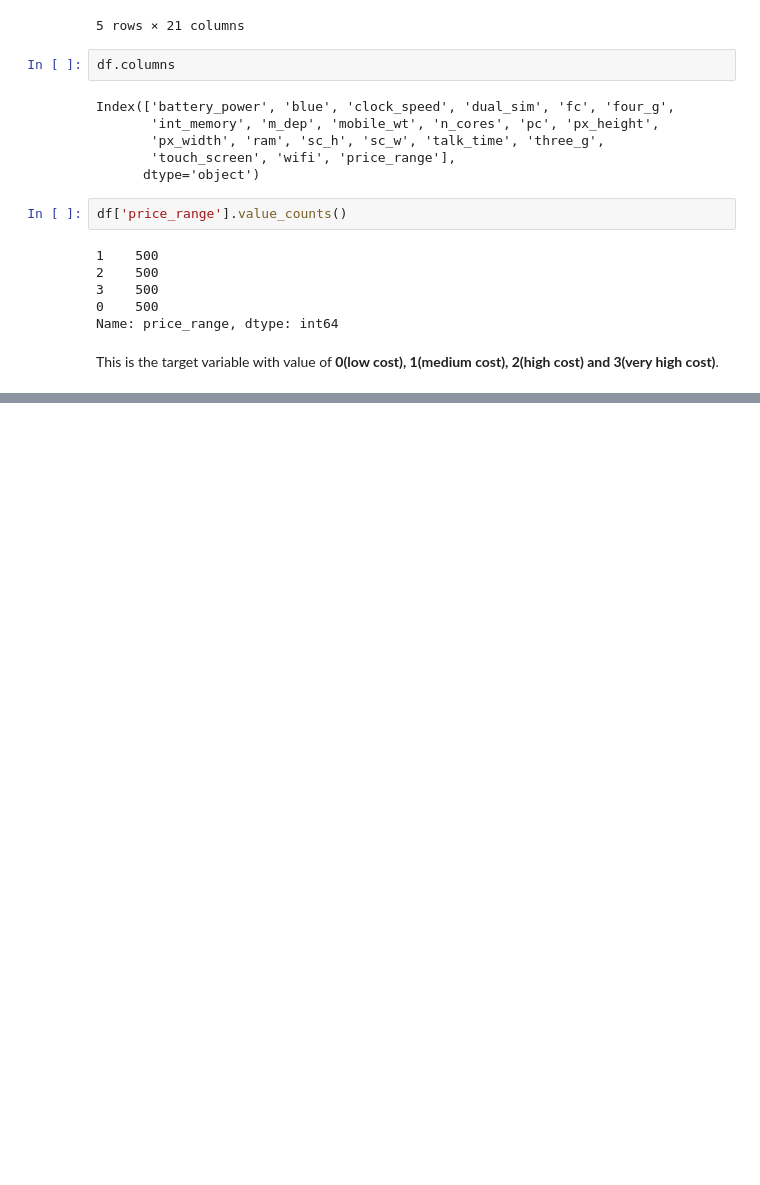
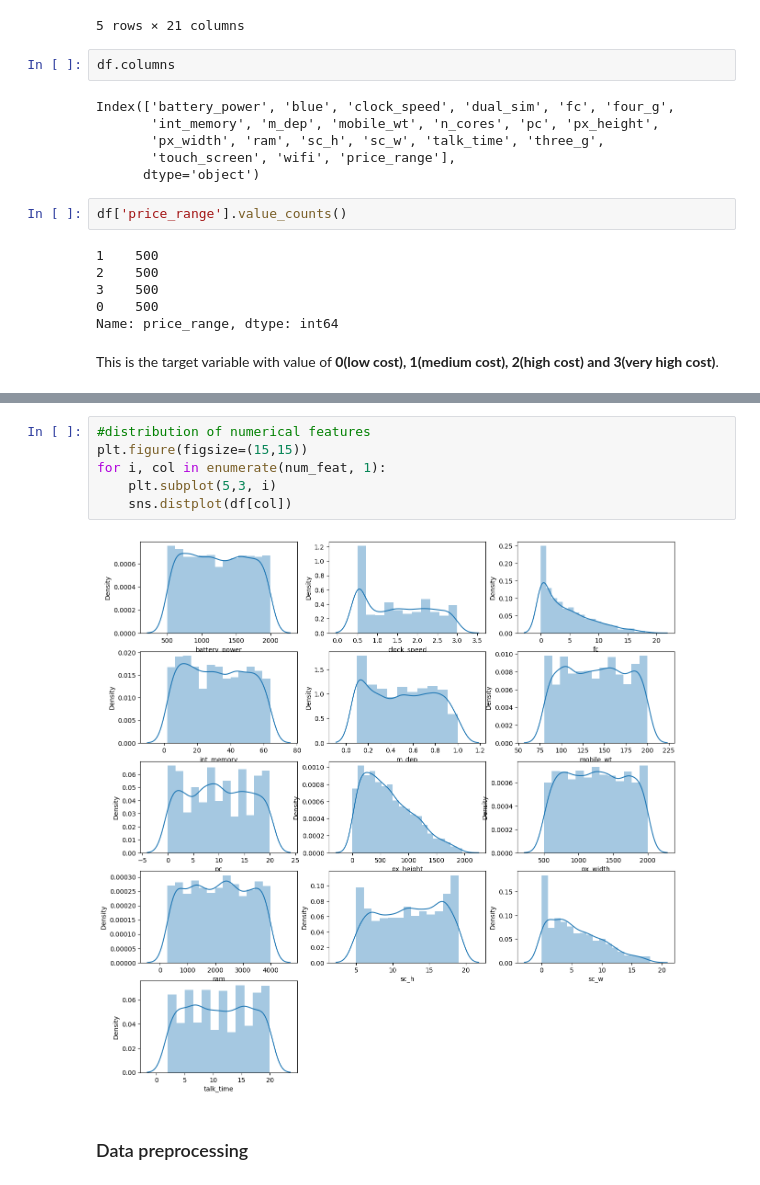
Before and after one commit to mubarakmayyeri/mobile_price_classifcation, a Jupyter notebook: mobile_price_classification.ipynb, the cells around one changed output, grey strips where cells are left out. Saved outputs shown, nothing was run; the diff lists cells and outputs as text; blank space fills up the shorter version.

```diff
--- a/mobile_price_classification.ipynb
+++ b/mobile_price_classification.ipynb
@@ -42,0 +142,10 @@ This is the target variable with value of **0(low cost), 1(medium cost), 2(high
+# %%
+#distribution of numerical features
+plt.figure(figsize=(15,15))
+for i, col in enumerate(num_feat, 1):
+    plt.subplot(5,3, i)
+    sns.distplot(df[col])
+# %% [output]
+[figure, added]
+# %% [markdown]
+### Data preprocessing
```
Also changed, not shown: parts of 26 cells of this notebook.
